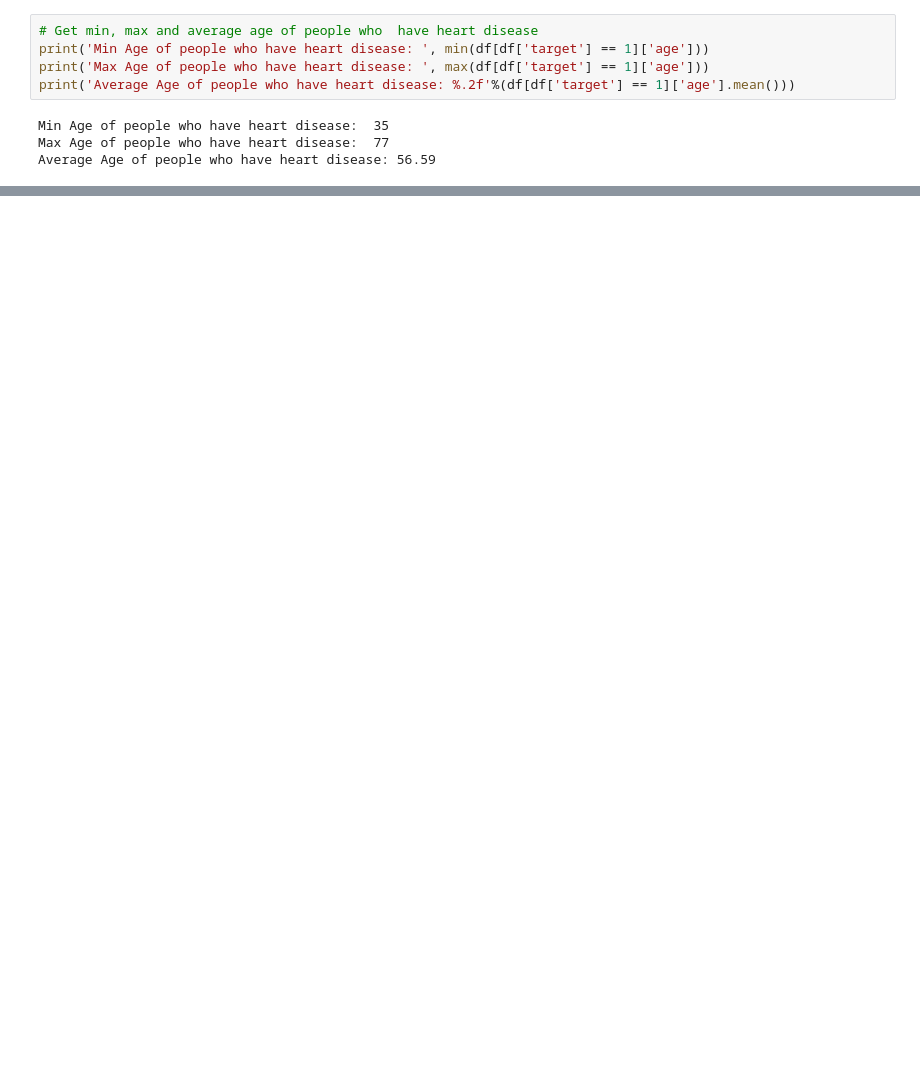
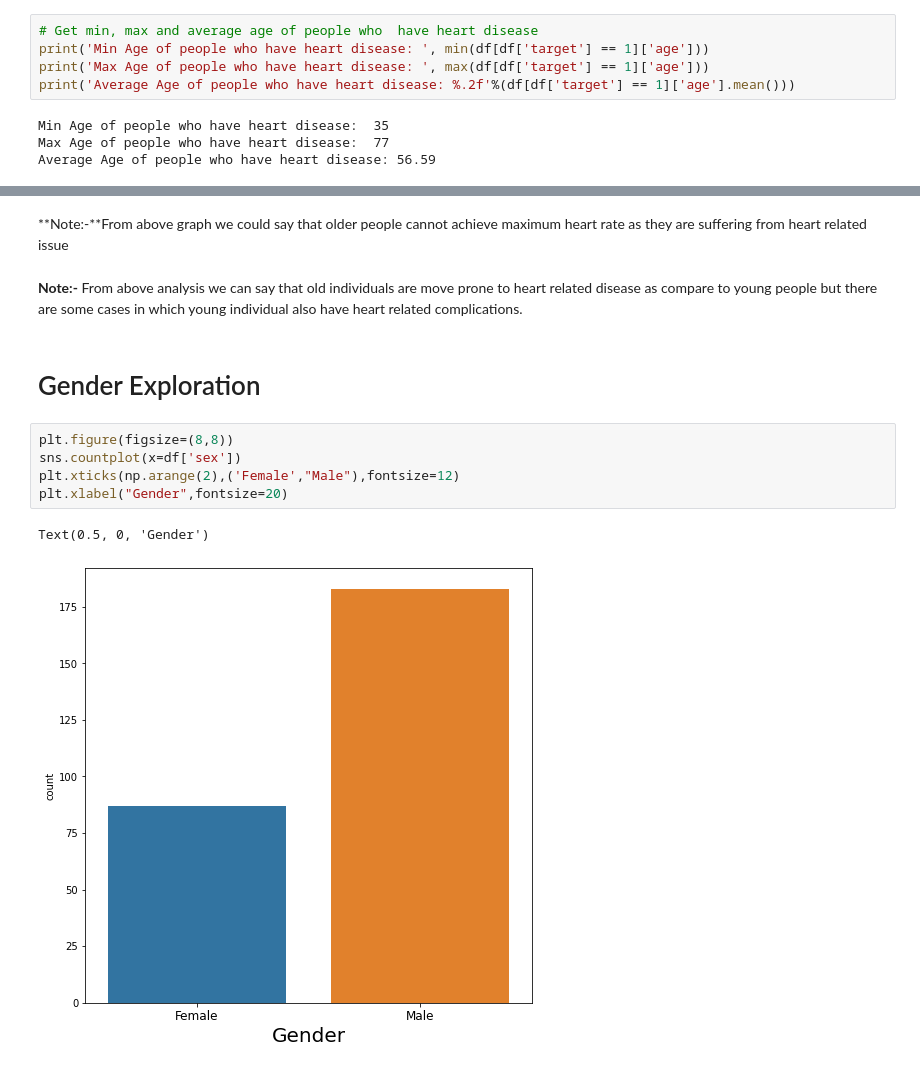
Before and after one commit to Parag18081994/Ghost, a Jupyter notebook: Python/Practise/2021/KNN/KNN_git_heart.ipynb, the cells around one changed output, grey strips where cells are left out. Saved outputs shown, nothing was run; the diff lists cells and outputs as text; blank space fills up the shorter version.

Commit message:
Age exploration completed
Age exploration completed and started gender exploration

```diff
--- a/Python/Practise/2021/KNN/KNN_git_heart.ipynb
+++ b/Python/Practise/2021/KNN/KNN_git_heart.ipynb
@@ -218,0 +234,15 @@ Average Age of people who have heart disease: 56.59
+# %% [markdown]
+**Note:-**From above graph we could say that older people cannot achieve maximum heart rate as they are suffering from heart related issue
+# %% [markdown]
+**Note:-**
+From above analysis we can say that old individuals are move prone to heart related disease as compare to young people but there are some cases in which young individual also have heart related complications.
+# %% [markdown]
+# Gender Exploration
+# %%
+plt.figure(figsize=(8,8))
+sns.countplot(x=df['sex'])
+plt.xticks(np.arange(2),('Female',"Male"),fontsize=12)
+plt.xlabel("Gender",fontsize=20)
+# %% [output]
+Text(0.5, 0, 'Gender')
+[figure, added]
```
Also changed, not shown: parts of 10 cells of this notebook.
